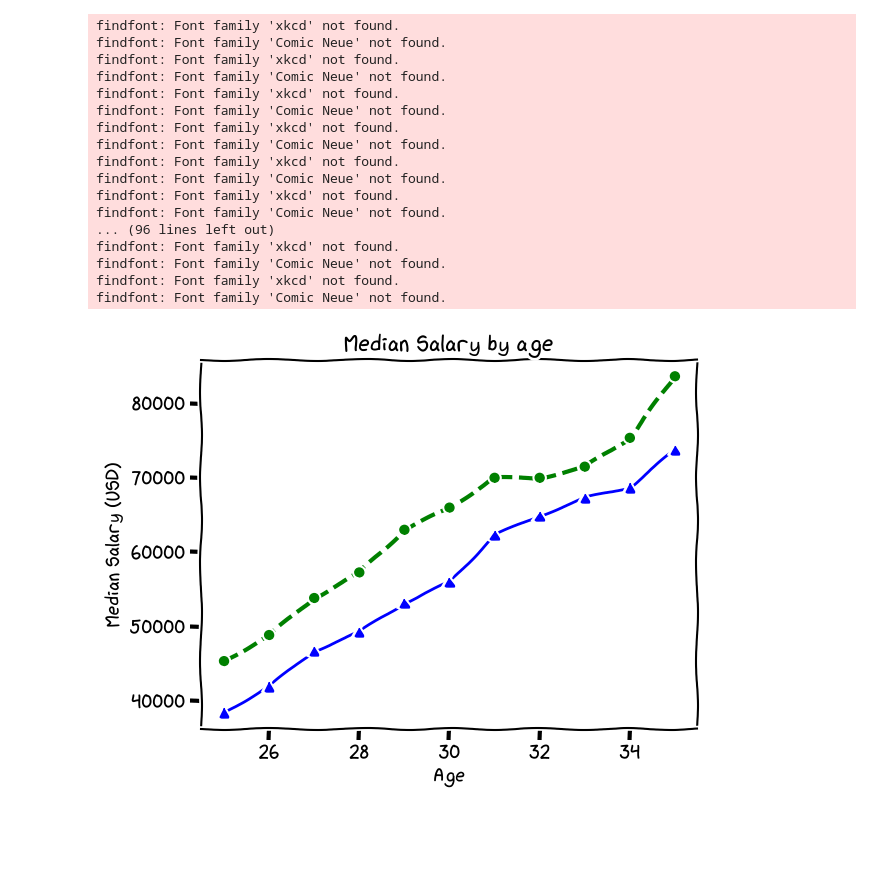
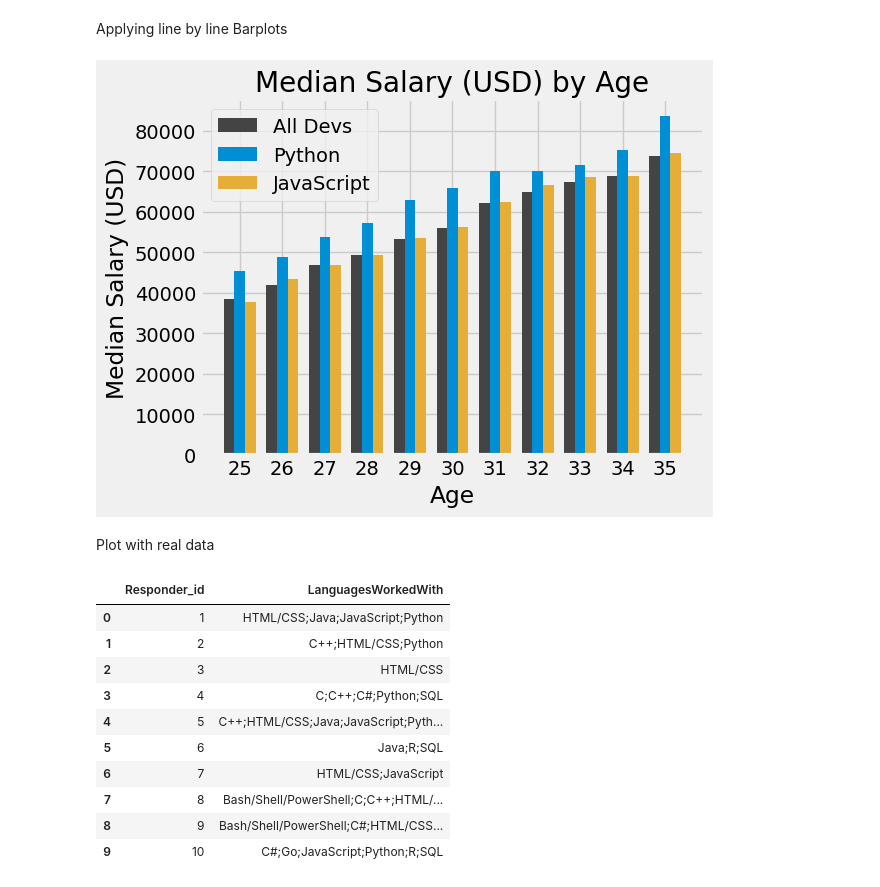
Before and after one commit to XiyueYuan/Data_Analysis, a Jupyter notebook: 05_Matplotlib.ipynb, the cells around one changed output. Drawn from its saved outputs; the diff is of its cells as text; code cells hidden in the pictures; blank space fills up the shorter version.

```diff
--- a/05_Matplotlib.ipynb
+++ b/05_Matplotlib.ipynb
@@ -3,31 +4,54 @@ import matplotlib.pyplot as plt
+# %% [markdown]
+Applying line by line Barplots
 # %%
-dev_x = [25, 26, 27, 28, 29, 30, 31, 32, 33, 34, 35]
-dev_y = [38496, 42000, 46752, 49320, 53200, 56000, 62316, 64928, 67317, 68748, 73752]
-py_dev_y = [45372, 48876, 53850, 57287, 63016, 65998, 70003, 70000, 71496, 75370, 83640]
-plt.plot(dev_x, dev_y, 'b-', marker = '^')
-plt.plot(dev_x, py_dev_y, 'g--',linewidth = 3, marker = 'o')
-plt.xlabel('Age')
-plt.ylabel('Median Salary (USD)')
-plt.title('Median Salary by age')
-plt.grid(True)
-plt.xkcd()
+ages_x = [25, 26, 27, 28, 29, 30, 31, 32, 33, 34, 35]
+
+dev_y = [38496, 42000, 46752, 49320, 53200,
+         56000, 62316, 64928, 67317, 68748, 73752]
+
+py_dev_y = [45372, 48876, 53850, 57287, 63016,
+            65998, 70003, 70000, 71496, 75370, 83640]
+
+js_dev_y = [37810, 43515, 46823, 49293, 53437,
+            56373, 62375, 66674, 68745, 68746, 74583]
+
+x_indexes = np.arange(len(ages_x))
+# Using numpy to create a list with the same length of ages_x
+
+width = 0.25
+# Set bin width according to the number of x
+
+plt.bar(x_indexes - width, dev_y, width = width, color = "#444444", label = "All Devs")
+plt.bar(x_indexes, py_dev_y, width = width, color = "#008fd5", label = "Python")
+plt.bar(x_indexes + width, js_dev_y, width = width, color = "#e5ae38", label = "JavaScript")
+
+plt.legend()
+plt.xlabel("Age")
+plt.ylabel("Median Salary (USD)")
+plt.title("Median Salary (USD) by Age")
+
+plt.xticks(ticks = x_indexes, labels = ages_x)
+# xticks allows you to set or modify the tick positions and their labels on the x-axis
+plt.tight_layout()
 plt.show()
 # %% [output]
-findfont: Font family 'xkcd' not found.
-findfont: Font family 'Comic Neue' not found.
-findfont: Font family 'xkcd' not found.
-findfont: Font family 'Comic Neue' not found.
-findfont: Font family 'xkcd' not found.
-findfont: Font family 'Comic Neue' not found.
-findfont: Font family 'xkcd' not found.
-findfont: Font family 'Comic Neue' not found.
-findfont: Font family 'xkcd' not found.
-findfont: Font family 'Comic Neue' not found.
-findfont: Font family 'xkcd' not found.
-findfont: Font family 'Comic Neue' not found.
-... (96 lines left out)
-findfont: Font family 'xkcd' not found.
-findfont: Font family 'Comic Neue' not found.
-findfont: Font family 'xkcd' not found.
-findfont: Font family 'Comic Neue' not found.
-[figure, old version]
+[figure, new version]
+# %% [markdown]
+Plot with real data
+# %%
+import pandas as pd
+# Using pandas to take a peek at the data
+df = pd.read_csv('assets/data/data.csv')
+df.head(10)
+# %% [output]
+|  | Responder_id | LanguagesWorkedWith |
+| 0 | 1 | HTML/CSS;Java;JavaScript;Python |
+| 1 | 2 | C++;HTML/CSS;Python |
+| 2 | 3 | HTML/CSS |
+| 3 | 4 | C;C++;C#;Python;SQL |
+| 4 | 5 | C++;HTML/CSS;Java;JavaScript;Pyth... |
+| 5 | 6 | Java;R;SQL |
+| 6 | 7 | HTML/CSS;JavaScript |
+| 7 | 8 | Bash/Shell/PowerShell;C;C++;HTML/... |
+| 8 | 9 | Bash/Shell/PowerShell;C#;HTML/CSS... |
+| 9 | 10 | C#;Go;JavaScript;Python;R;SQL |
```
Also changed, not shown: parts of 19 cells of this notebook, 3 other files.
